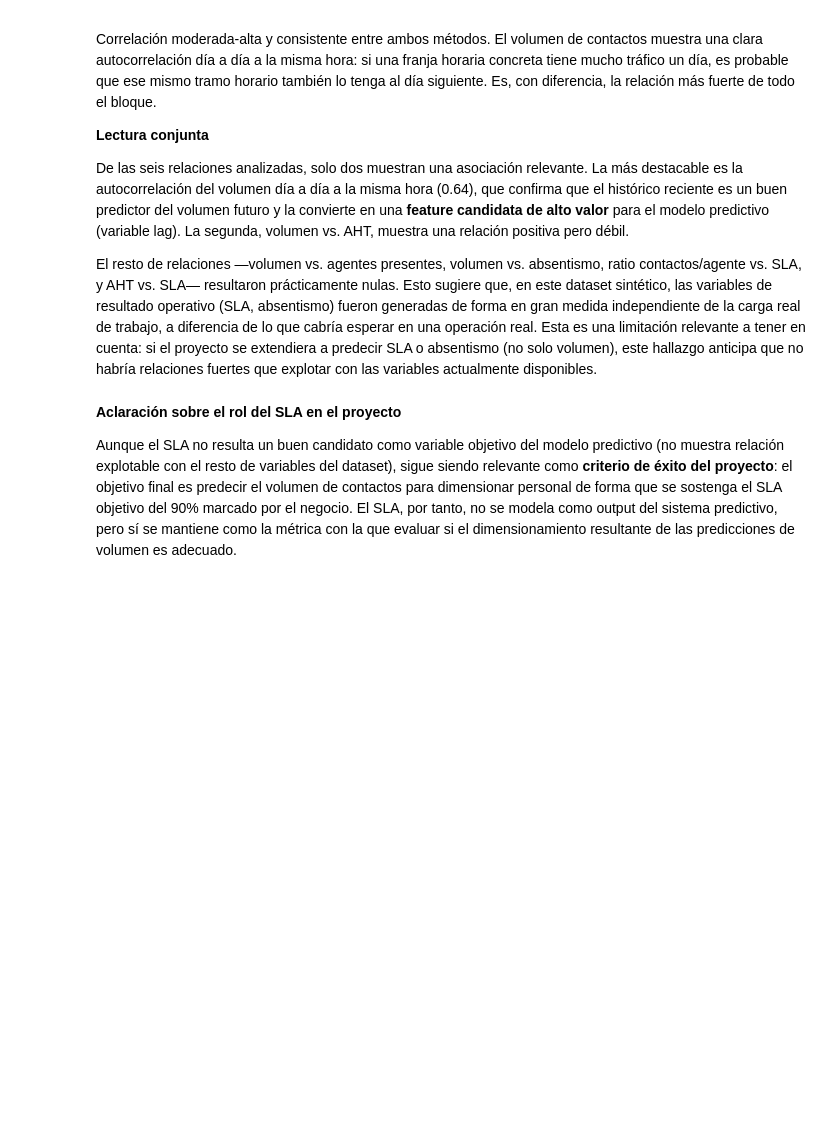
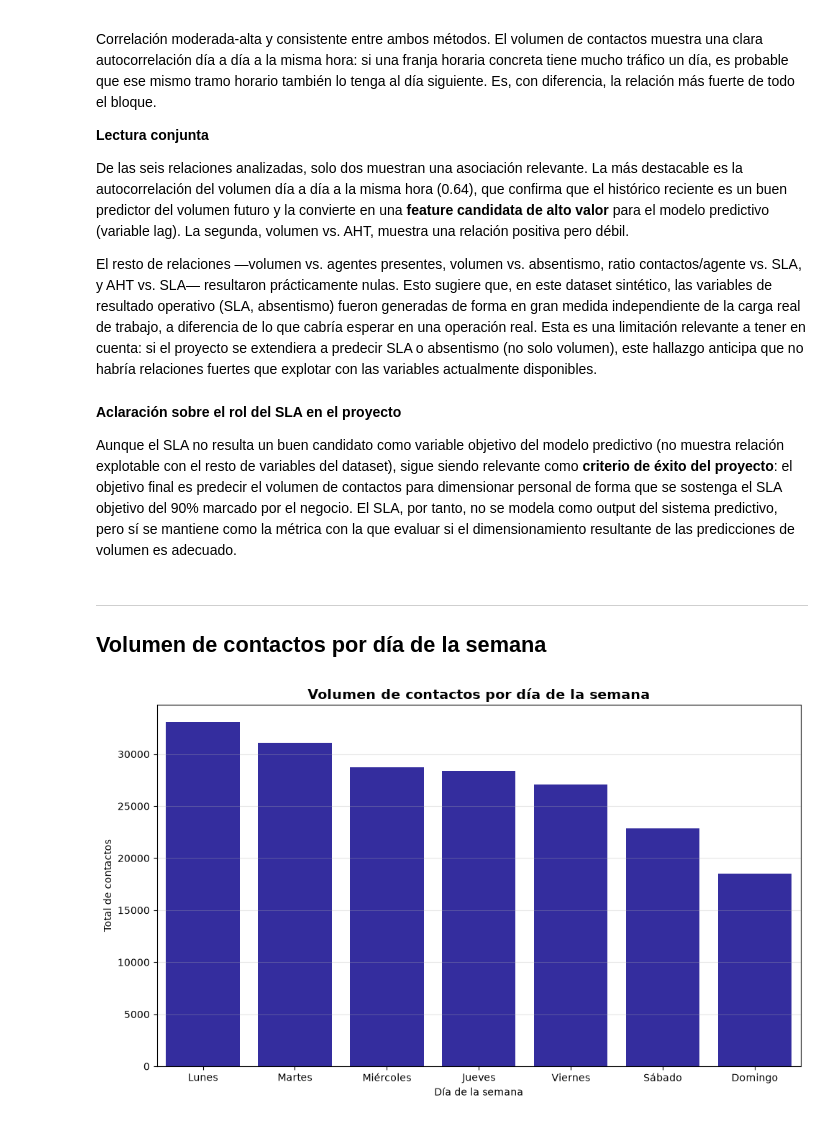
Before and after one commit to RosaSierr0609/contact-center-workforce-prediction, a Jupyter notebook: 1. EDA.ipynb, the cells around one changed output. Drawn from its saved outputs; the diff is of its cells as text; code cells hidden in the pictures; blank space fills up the shorter version.

```diff
--- a/1. EDA.ipynb
+++ b/1. EDA.ipynb
@@ -549,3 +551,37 @@ El resto de relaciones —volumen vs. agentes presentes, volumen vs. absentismo,
 **Aclaración sobre el rol del SLA en el proyecto**
 
 Aunque el SLA no resulta un buen candidato como variable objetivo del modelo predictivo (no muestra relación explotable con el resto de variables del dataset), sigue siendo relevante como **criterio de éxito del proyecto**: el objetivo final es predecir el volumen de contactos para dimensionar personal de forma que se sostenga el SLA objetivo del 90% marcado por el negocio. El SLA, por tanto, no se modela como output del sistema predictivo, pero sí se mantiene como la métrica con la que evaluar si el dimensionamiento resultante de las predicciones de volumen es adecuado.
+# %% [markdown]
+---
+## Volumen de contactos por día de la semana
+# %%
+orden_dias = ['Lunes', 'Martes', 'Miércoles', 'Jueves', 'Viernes', 'Sábado', 'Domingo']
+
+# 1. Primero el merge, para que la columna exista con los datos correctos
+contactos_dia_semana = df_contactos.merge(
+    df_calendario[['fecha', 'dia_semana']],
+    on='fecha',
+    how='left'
+)
+
+# 2. Reordenar la columna ya creada
+contactos_dia_semana['dia_semana'] = pd.Categorical(
+    contactos_dia_semana['dia_semana'],
+    categories=orden_dias,
+    ordered=True
+)
+
+# 3. Agrupar
+volumen_dia_semana = contactos_dia_semana.groupby('dia_semana').size().reset_index(name='total_contactos')
+volumen_dia_semana = contactos_dia_semana.groupby('dia_semana').size().reset_index(name='total_contactos')
+# %%
+plt.figure(figsize=(10, 6))
+sns.barplot(data=volumen_dia_semana, x='dia_semana', y='total_contactos', color='#241ab1')
+plt.title('Volumen de contactos por día de la semana', fontsize=14, fontweight='bold')
+plt.xlabel('Día de la semana')
+plt.ylabel('Total de contactos')
+plt.grid(True, alpha=0.3, axis='y')
+plt.tight_layout()
+plt.show()
+# %% [output]
+[figure, added]
```
Also changed, not shown: parts of 14 cells of this notebook.
